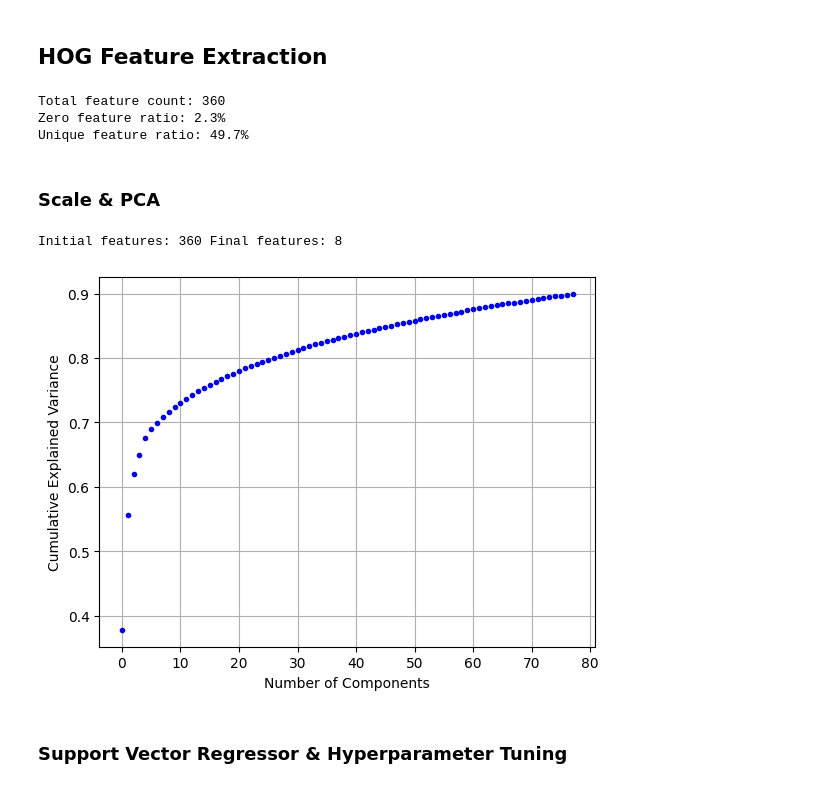
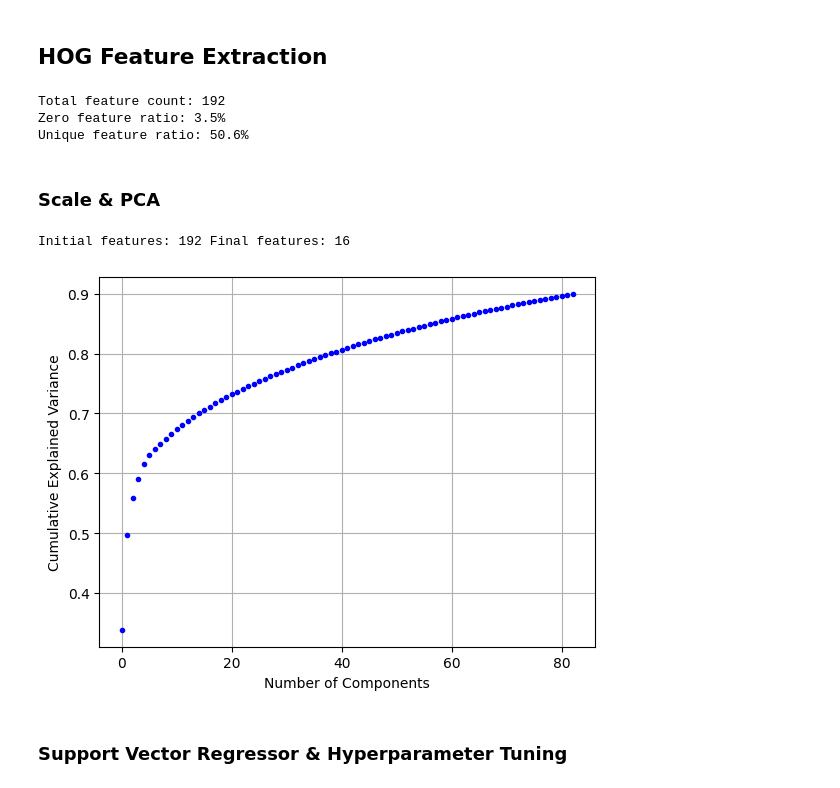
Before and after one commit to hkc5/fiber-prediction, a Jupyter notebook: main.ipynb, the cells around one changed output. Saved outputs shown, nothing was run; the diff lists cells and outputs as text; code cells hidden in the pictures.

```diff
--- a/main.ipynb
+++ b/main.ipynb
@@ -45,10 +45,9 @@ feature_matrix= []
 img_directories= []
 for i in range(1, 1300):
     img_dir= "./pictures/" + str(i) + ".png"
-
     try:
-        # feature_vec= get_feature_vector(img_dir, grid_q= 4, orientation= 10, edge= False)
-        feature_vec= get_feature_vector(img_dir, grid_q= np.arange(1, 5), orientation= 10, edge= False)
+        feature_vec= get_feature_vector(img_dir, grid_q= 4, orientation= 10, edge= False)
+        # feature_vec= get_feature_vector(img_dir, grid_q= np.arange(1, 5), orientation= 10, edge= False)
 
         feature_matrix.append(feature_vec)
         img_directories.append(img_dir)
@@ -69,9 +68,9 @@ unique_feature, c_unique_feature= np.unique(feature_matrix, return_counts= True)
 unique_ratio= 1 - np.sum(np.sort(c_unique_feature[c_unique_feature!= 1]))/feature_matrix.size
 print(f"Unique feature ratio: {100*unique_ratio:.1f}%")
 # %% [output]
-Total feature count: 360
-Zero feature ratio: 2.3%
-Unique feature ratio: 49.7%
+Total feature count: 192
+Zero feature ratio: 3.5%
+Unique feature ratio: 50.6%
 # %% [markdown]
 ### Scale & PCA
 # %%
@@ -82,36 +81,36 @@ pca= PCA()
 principal_components= pca.fit_transform(feature_matrix)
 var_csum= np.cumsum(pca.explained_variance_ratio_)
 plt.plot(var_csum[var_csum < .9], "b .")
 plt.xlabel('Number of Components')
 plt.ylabel('Cumulative Explained Variance')
 plt.grid()
 
 principal_components= pca.fit_transform(feature_matrix)
 required_variance= .7
 no_components= sum(pca.explained_variance_ratio_.cumsum() < required_variance) + 1
 
 pca_var= PCA(no_components)
 principal_matrix= pca_var.fit_transform(feature_matrix)
 
-with open("labels.csv") as f:
+with open("./pictures/labels.csv") as f:
     l= f.read()
     try: # Mac
         int(l[1:2])
         l= l[1:]
     except: # Windows
         l= l[3:]
 
     labels= np.array(l.split(), dtype= int)
 
 labels= labels[0:feature_matrix.shape[0]]
 
 nonzero_index= labels!= 0
 labels= labels[nonzero_index]
 principal_matrix= principal_matrix[nonzero_index]
 print(f"Initial features: {feature_matrix.shape[1]} Final features: {principal_matrix.shape[1]}")
 # %% [output]
-Initial features: 360 Final features: 8
+Initial features: 192 Final features: 16
-[figure, old version]
+[figure, new version]
 # %% [markdown]
 ### Support Vector Regressor & Hyperparameter Tuning
 # %%
```
Also changed, not shown: parts of 7 cells of this notebook, 2 other files.
